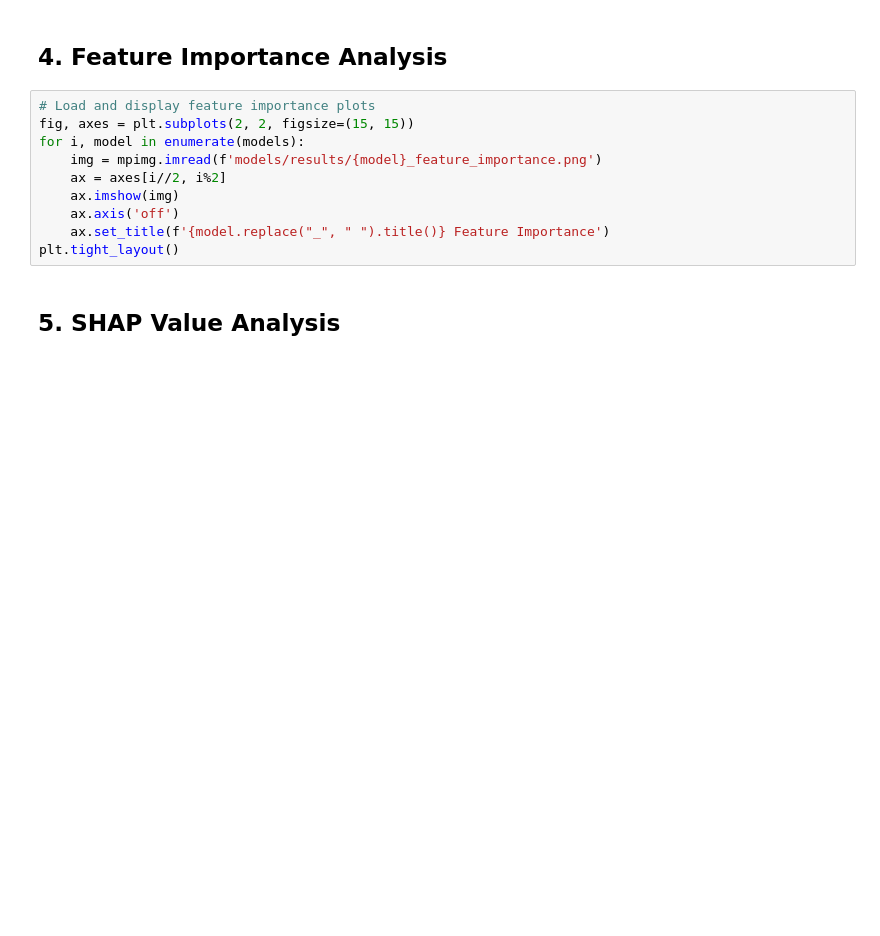
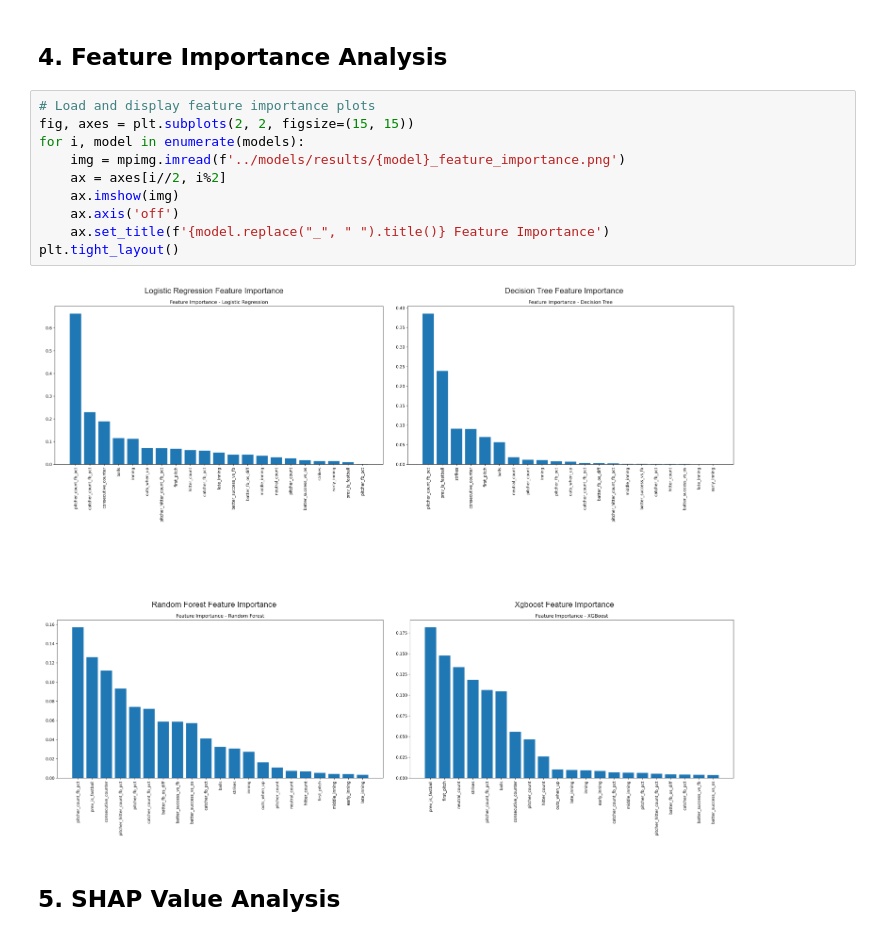
Before and after one commit to Osalira/BaseballPitchTypePredictionProject, a Jupyter notebook: notebooks/02_model_evaluation.ipynb, the cells around one changed output. Saved outputs shown, nothing was run; the diff lists cells and outputs as text; blank space fills up the shorter version.

```diff
--- a/notebooks/02_model_evaluation.ipynb
+++ b/notebooks/02_model_evaluation.ipynb
@@ -66,13 +77,15 @@ plt.tight_layout()
 # %%
 # Load and display feature importance plots
 fig, axes = plt.subplots(2, 2, figsize=(15, 15))
 for i, model in enumerate(models):
-    img = mpimg.imread(f'models/results/{model}_feature_importance.png')
+    img = mpimg.imread(f'../models/results/{model}_feature_importance.png')
     ax = axes[i//2, i%2]
     ax.imshow(img)
     ax.axis('off')
     ax.set_title(f'{model.replace("_", " ").title()} Feature Importance')
 plt.tight_layout()
+# %% [output]
+[figure, added]
 # %% [markdown]
 ## 5. SHAP Value Analysis
 # %%
```
Also changed, not shown: parts of 5 cells of this notebook, 12 other files.
